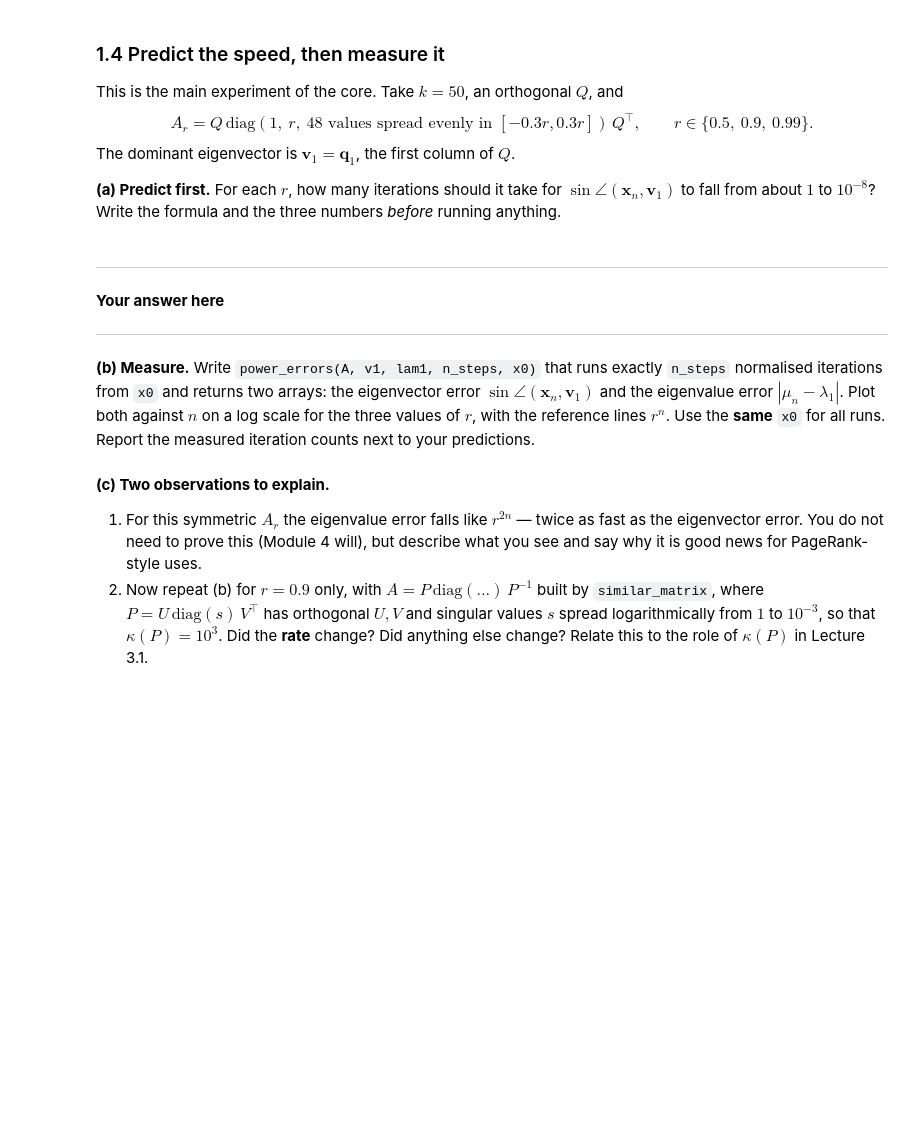
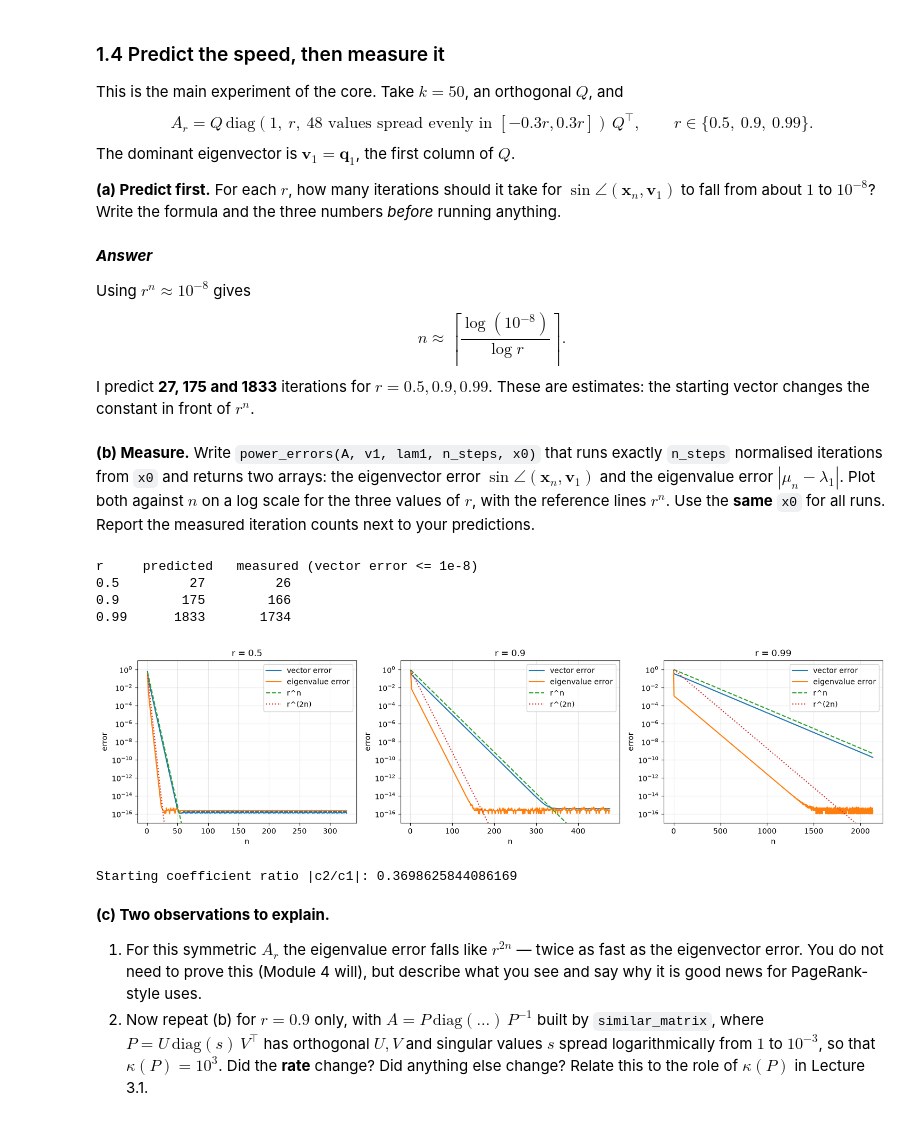
Before and after one commit to hryhola/linear-algebra-ucu, a Jupyter notebook: labs/lab2/lab2-coreA-power_iteration.ipynb, the cells around one changed output. Cells and saved outputs as stored; diff of their text form; code cells hidden in the pictures; blank space fills up the shorter version.

Commit message:
Complete Lab 2 Core A power and inverse iteration

```diff
--- a/labs/lab2/lab2-coreA-power_iteration.ipynb
+++ b/labs/lab2/lab2-coreA-power_iteration.ipynb
@@ -125,21 +144,63 @@ The dominant eigenvector is $\mathbf{v}_1 = \mathbf{q}_1$, the first column of $
 
 **(a) Predict first.** For each $r$, how many iterations should it take for $\sin\angle(\mathbf{x}_n, \mathbf{v}_1)$ to fall from about $1$ to $10^{-8}$? Write the formula and the three numbers *before* running anything.
 # %% [markdown]
----
-**Your answer here**
+***Answer***
 
----
+Using $r^n \approx 10^{-8}$ gives
+$$n \approx \left\lceil\frac{\log(10^{-8})}{\log r}\right\rceil.$$
+I predict **27, 175 and 1833** iterations for $r=0.5,0.9,0.99$. These are estimates: the starting vector changes the constant in front of $r^n$.
 # %% [markdown]
 **(b) Measure.** Write `power_errors(A, v1, lam1, n_steps, x0)` that runs exactly `n_steps` normalised iterations from `x0` and returns two arrays: the eigenvector error $\sin\angle(\mathbf{x}_n,\mathbf{v}_1)$ and the eigenvalue error $|\mu_n - \lambda_1|$. Plot both against $n$ on a log scale for the three values of $r$, with the reference lines $r^n$. Use the **same** `x0` for all runs. Report the measured iteration counts next to your predictions.
 # %%
 def power_errors(A, v1, lam1, n_steps, x0):
-    # YOUR CODE HERE
-    pass
+    # ========= YOUR CODE STARTS HERE ========= #
+    x = x0 / np.linalg.norm(x0)
+    vector_errors, value_errors = [], []
+    for _ in range(n_steps):
+        x = A @ x
+        x = x / np.linalg.norm(x)
+        mu = np.vdot(x, A @ x)
+        vector_errors.append(sin_angle(x, v1))
+        value_errors.append(abs(mu - lam1))
+    return np.array(vector_errors), np.array(value_errors)
+    # ========= YOUR CODE ENDS HERE ========= #
 
 k = 50
 Q = random_orthogonal(k)
 x0 = rng.standard_normal(k)
-# YOUR CODE HERE: build A_r for r in (0.5, 0.9, 0.99), run power_errors, plot, report
+# ========= YOUR CODE STARTS HERE ========= #
+rs = (0.5, 0.9, 0.99)
+speed_results = {}
+fig, axes = plt.subplots(1, 3, figsize=(15, 4))
+print('r     predicted   measured (vector error <= 1e-8)')
+for ax, r in zip(axes, rs):
+    predicted = int(np.ceil(np.log(1e-8) / np.log(r)))
+    n_steps = predicted + 300
+    values = np.r_[1., r, np.linspace(-0.3*r, 0.3*r, k-2)]
+    A_r = (Q * values) @ Q.T
+    vec_err, val_err = power_errors(A_r, Q[:, 0], 1., n_steps, x0)
+    n = np.arange(1, n_steps + 1)
+    measured = int(np.flatnonzero(vec_err <= 1e-8)[0] + 1)
+    speed_results[r] = (A_r, vec_err, val_err, measured)
+    print(f'{r:<5} {predicted:>8} {measured:>10}')
+    ax.semilogy(n, vec_err, label='vector error')
+    ax.semilogy(n, np.maximum(val_err, 1e-16), label='eigenvalue error')
+    ax.semilogy(n, r**n, '--', label='r^n')
+    ax.semilogy(n, r**(2*n), ':', label='r^(2n)')
+    ax.set(title=f'r = {r}', xlabel='n', ylabel='error', ylim=(1e-17, 10))
+    ax.grid(True, alpha=0.3)
+    ax.legend()
+plt.tight_layout()
+plt.show()
+print('Starting coefficient ratio |c2/c1|:', abs(Q[:, 1] @ x0 / (Q[:, 0] @ x0)))
+# ========= YOUR CODE ENDS HERE ========= #
+# %% [output]
+r     predicted   measured (vector error <= 1e-8)
+0.5         27         26
+0.9        175        166
+0.99      1833       1734
+[figure, added]
+Starting coefficient ratio |c2/c1|: 0.3698625844086169
 # %% [markdown]
 **(c) Two observations to explain.**
 1. For this symmetric $A_r$ the eigenvalue error falls like $r^{2n}$ — twice as fast as the eigenvector error. You do not need to prove this (Module 4 will), but describe what you see and say why it is good news for PageRank-style uses.
```
Also changed, not shown: parts of 17 cells of this notebook, 1 other file.
